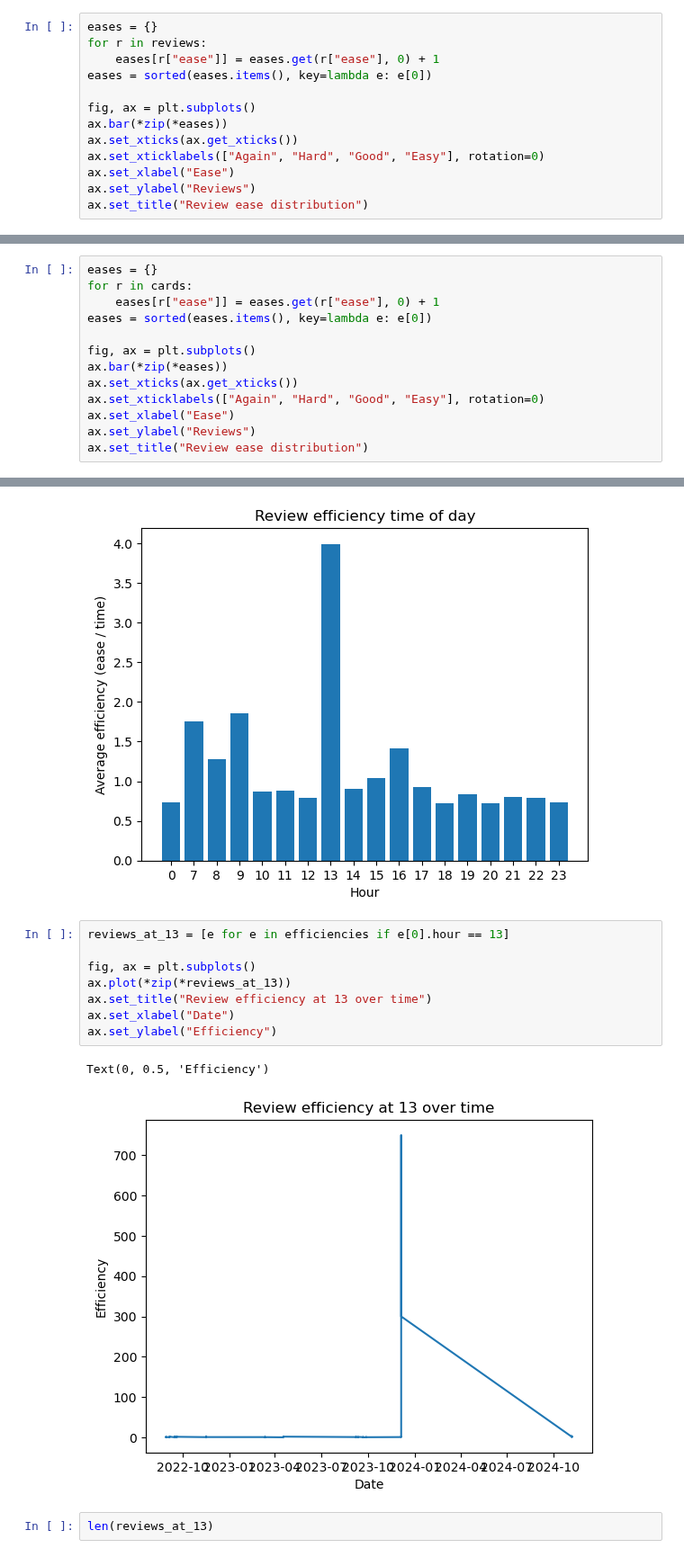
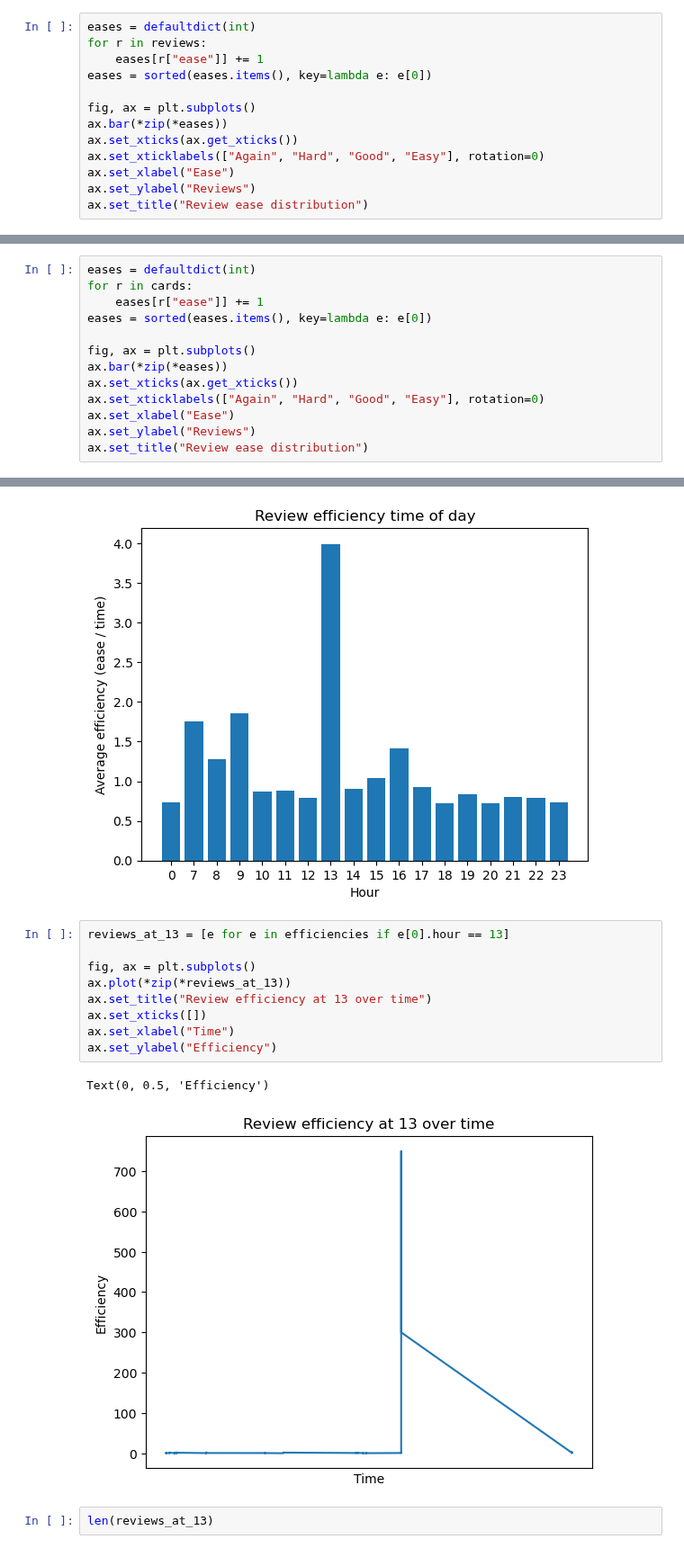
Before and after one commit to LilleAila/projects, a Jupyter notebook: it2/21-datasett-prosjekt-final/anki/native.ipynb, the cells around one changed output, grey strips where cells are left out. Shown at 90% size. Drawn from its saved outputs; the diff is of its cells as text.

```diff
--- a/it2/21-datasett-prosjekt-final/anki/native.ipynb
+++ b/it2/21-datasett-prosjekt-final/anki/native.ipynb
@@ -63,9 +63,9 @@ ax.set_title("Card type distribution")
 Text(0.5, 1.0, 'Card type distribution')
 [figure]
 # %%
-eases = {}
+eases = defaultdict(int)
 for r in reviews:
-    eases[r["ease"]] = eases.get(r["ease"], 0) + 1
+    eases[r["ease"]] += 1
 eases = sorted(eases.items(), key=lambda e: e[0])
 
 fig, ax = plt.subplots()
@@ -79,9 +79,9 @@ ax.set_title("Review ease distribution")
 Text(0.5, 1.0, 'Review ease distribution')
 [figure]
 # %%
-eases = {}
+eases = defaultdict(int)
 for r in cards:
-    eases[r["ease"]] = eases.get(r["ease"], 0) + 1
+    eases[r["ease"]] += 1
 eases = sorted(eases.items(), key=lambda e: e[0])
 
 fig, ax = plt.subplots()
@@ -179,14 +179,15 @@ Text(0, 0.5, 'Average efficiency (ease / time)')
 # %%
 reviews_at_13 = [e for e in efficiencies if e[0].hour == 13]
 
 fig, ax = plt.subplots()
 ax.plot(*zip(*reviews_at_13))
 ax.set_title("Review efficiency at 13 over time")
-ax.set_xlabel("Date")
+ax.set_xticks([])
+ax.set_xlabel("Time")
 ax.set_ylabel("Efficiency")
 # %% [output]
 Text(0, 0.5, 'Efficiency')
-[figure, old version]
+[figure, new version]
 # %%
 len(reviews_at_13)
 # %% [output]
```
Also changed, not shown: parts of 3 cells of this notebook, 8 other files.
